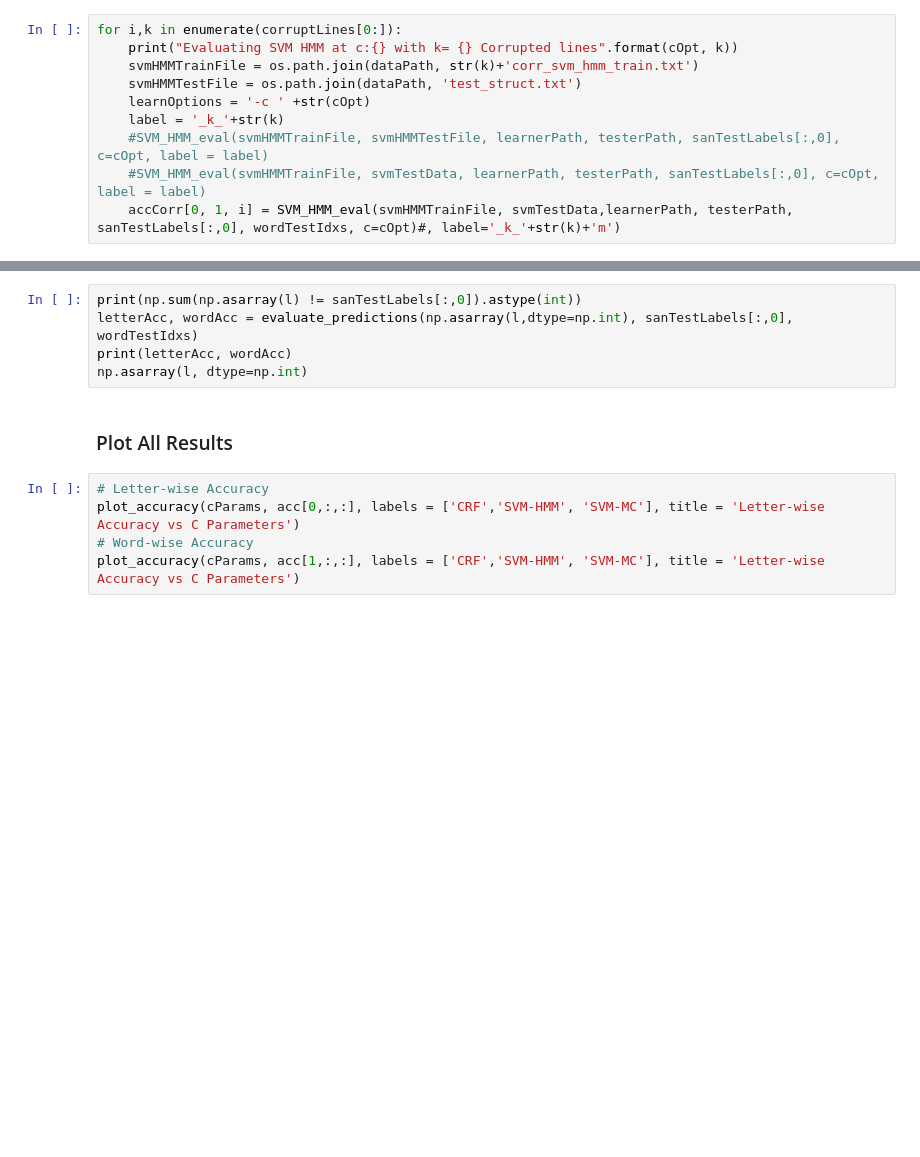
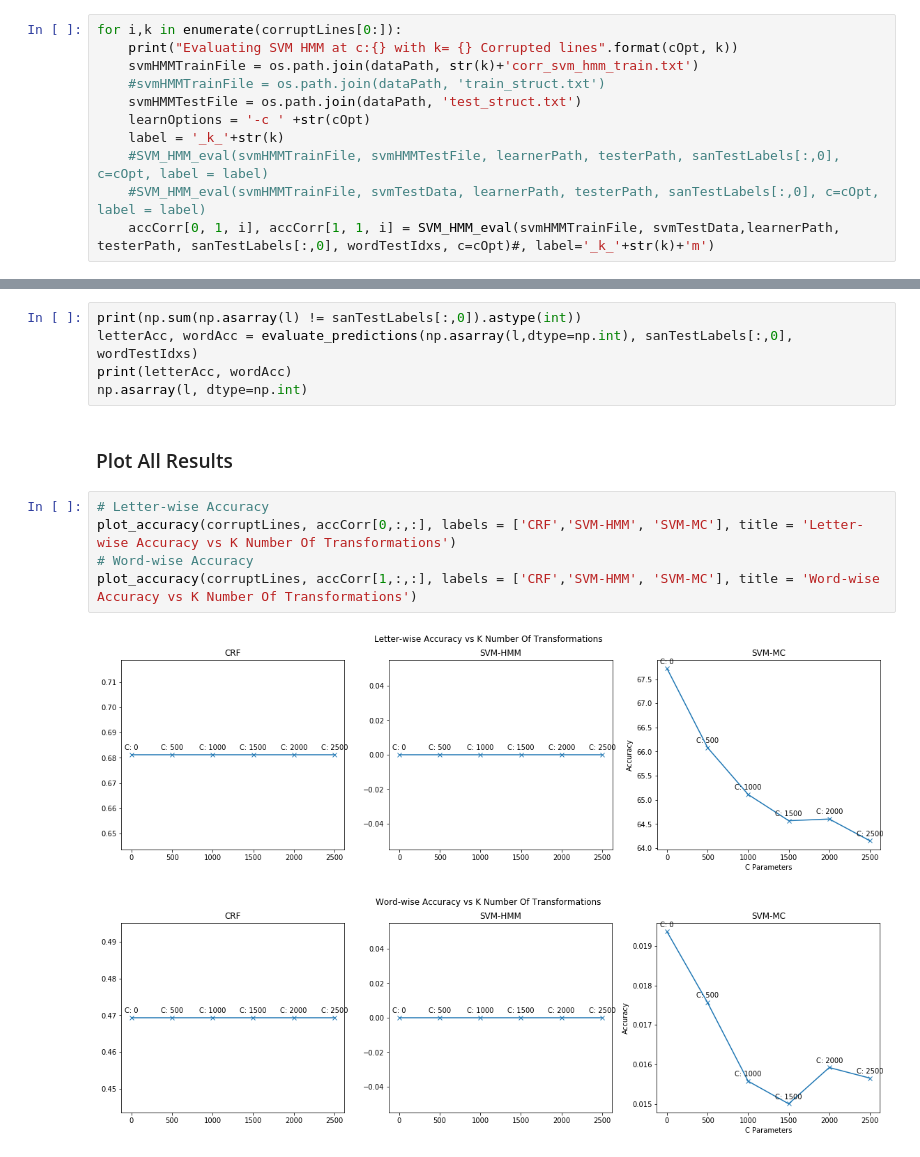
Before and after one commit to nagadakos/AML, a Jupyter notebook: Assignment_1_Programming/code/crf_top.ipynb, the cells around one changed output, grey strips where cells are left out. Drawn from its saved outputs; the diff is of its cells as text; blank space fills up the shorter version.

Commit message:
Fixed bug in corruption scheme. Now SVM HMM and LIblinear SVM columns are indexed properly (1-indexing). Part 4 works correctly now

```diff
--- a/Assignment_1_Programming/code/crf_top.ipynb
+++ b/Assignment_1_Programming/code/crf_top.ipynb
@@ -1045,9 +1063,10 @@ Training CRF ... c = 7
 for i,k in enumerate(corruptLines[0:]):
     print("Evaluating SVM HMM at c:{} with k= {} Corrupted lines".format(cOpt, k))
     svmHMMTrainFile = os.path.join(dataPath, str(k)+'corr_svm_hmm_train.txt')
+    #svmHMMTrainFile = os.path.join(dataPath, 'train_struct.txt')
     svmHMMTestFile = os.path.join(dataPath, 'test_struct.txt')
     learnOptions = '-c ' +str(cOpt)
     label = '_k_'+str(k)
     #SVM_HMM_eval(svmHMMTrainFile, svmHMMTestFile, learnerPath, testerPath, sanTestLabels[:,0], c=cOpt, label = label)
     #SVM_HMM_eval(svmHMMTrainFile, svmTestData, learnerPath, testerPath, sanTestLabels[:,0], c=cOpt, label = label)
-    accCorr[0, 1, i] = SVM_HMM_eval(svmHMMTrainFile, svmTestData,learnerPath, testerPath, sanTestLabels[:,0], wordTestIdxs, c=cOpt)#, label='_k_'+str(k)+'m')
+    accCorr[0, 1, i], accCorr[1, 1, i] = SVM_HMM_eval(svmHMMTrainFile, svmTestData,learnerPath, testerPath, sanTestLabels[:,0], wordTestIdxs, c=cOpt)#, label='_k_'+str(k)+'m')
@@ -1073,6 +1126,9 @@ np.asarray(l, dtype=np.int)
 ### Plot All Results
 # %%
 # Letter-wise Accuracy
-plot_accuracy(cParams, acc[0,:,:], labels = ['CRF','SVM-HMM', 'SVM-MC'], title = 'Letter-wise Accuracy vs C Parameters')
+plot_accuracy(corruptLines, accCorr[0,:,:], labels = ['CRF','SVM-HMM', 'SVM-MC'], title = 'Letter-wise Accuracy vs K Number Of Transformations')
 # Word-wise Accuracy
-plot_accuracy(cParams, acc[1,:,:], labels = ['CRF','SVM-HMM', 'SVM-MC'], title = 'Letter-wise Accuracy vs C Parameters')
+plot_accuracy(corruptLines, accCorr[1,:,:], labels = ['CRF','SVM-HMM', 'SVM-MC'], title = 'Word-wise Accuracy vs K Number Of Transformations')
+# %% [output]
+[figure, added]
+[figure, added]
```
Also changed, not shown: parts of 6 cells of this notebook, 14 other files.
